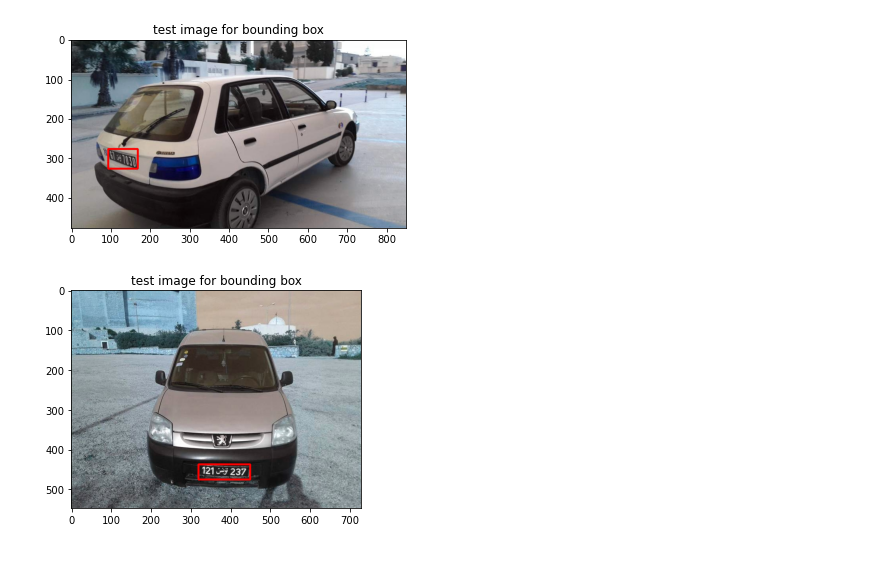
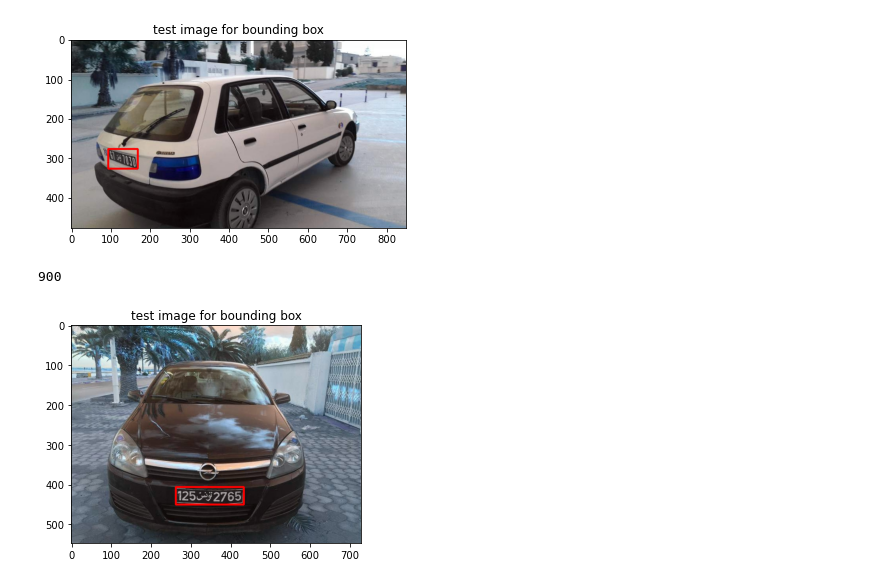
Before and after one commit to not-lain/licence-plate-detector, a Jupyter notebook: test.ipynb, the cells around one changed output. Saved outputs shown, nothing was run; the diff lists cells and outputs as text; code cells hidden in the pictures.

Commit message:
visualizing licence plates

```diff
--- a/test.ipynb
+++ b/test.ipynb
@@ -3,3 +3,7 @@ import os
 os.listdir('../')
 # train and test images are in differant folders (not included in the github repo )
 # i put them in the upper folder containing them
+
+
+# IMPORTANT !
+image_directory = "../"   # change this to "./" if your images are in the same directory
@@ -29,9 +29,9 @@ ymax        326
 xmax        169
 Name: 0, dtype: object
 # %%
-import cv2
+import cv2  #pip install opencv-python
 import matplotlib.pyplot as plt
-img = cv2.imread("../license_plates_detection_train/1.jpg")
+img = cv2.imread(image_directory+"license_plates_detection_train/1.jpg")
 cv2.rectangle(img,(l[2],l[1]),(l[4],l[3]),(255,0,0),3)
 plt.imshow(img)
 plt.title("test image for bounding box")
@@ -39,15 +39,22 @@ plt.show()
 # %% [output]
 [figure]
 # %%
+def convert_img_directory(img_name):
+    return image_directory+"license_plates_detection_train/"+img_name
 def show_bb(line_from_df):
     l = df.iloc[line_from_df,:]
     #change this if the train and test folder are somewhere else
-    img = cv2.imread("../license_plates_detection_train/"+l[0])
+    img = cv2.imread(convert_img_directory(l[0]))
     cv2.rectangle(img,(l[2],l[1]),(l[4],l[3]),(255,0,0),3)
     plt.imshow(img)
     plt.title("test image for bounding box")
     plt.show()
-# %%
-show_bb(5)
-# %% [output]
-[figure, removed]
+# %%
+len(df)
+# %% [output]
+900
+# %%
+#pick any number under 900 from df
+show_bb(2)
+# %% [output]
+[figure, added]
```
Also changed, not shown: parts of 4 cells of this notebook.
